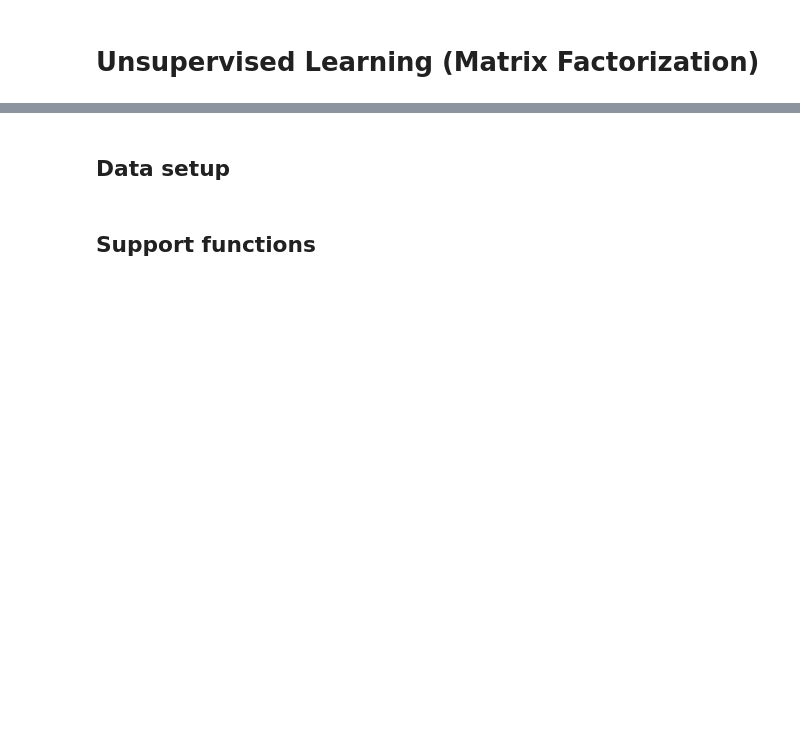
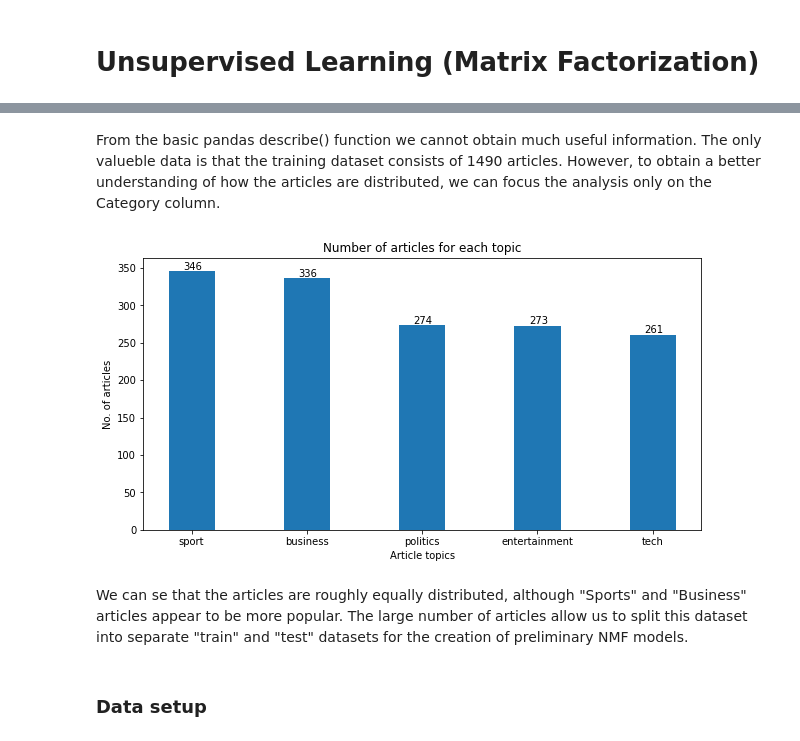
Before and after one commit to IvMonares/unsupervised_learning_kaggle_project, a Jupyter notebook: 1 - Unsupervised Learning.ipynb, the cells around one changed output, grey strips where cells are left out. Drawn from its saved outputs; the diff is of its cells as text; code cells hidden in the pictures; blank space fills up the shorter version.

```diff
--- a/1 - Unsupervised Learning.ipynb
+++ b/1 - Unsupervised Learning.ipynb
@@ -6,0 +14,6 @@ from sklearn.model_selection import train_test_split
+# %%
+# Read dataset and create training an testing datasets
+# ArticleId     Text	Category
+bbc_training_set = pd.read_csv('./Data/BBC News Train.csv')
+print(bbc_training_set.head())
+bbc_training_set.describe()
@@ -7,2 +36,24 @@ from sklearn.model_selection import train_test_split
+# %% [markdown]
+From the basic pandas describe() function we cannot obtain much useful information. The only valueble data is that the training dataset consists of 1490 articles. However, to obtain a better understanding of how the articles are distributed, we can focus the analysis only on the Category column.
+# %%
+# creating the dataset
+data = bbc_training_set["Category"].value_counts()
+topics = list(data.axes[0])
+values = list(data.values)
+
+fig = plt.figure(figsize = (10, 5))
+plt.bar(topics, values, width = 0.4)
+
+for i in range(len(values)):
+        plt.text( i-0.075, values[i]+2, values[i])
+
+plt.xlabel("Article topics")
+plt.ylabel("No. of articles")
+plt.title("Number of articles for each topic")
+plt.show()
+# %% [output]
+[figure, added]
+# %% [markdown]
+We can se that the articles are roughly equally distributed, although "Sports" and "Business" articles appear to be more popular. The large number of articles allow us to split this dataset into separate "train" and "test" datasets for the creation of preliminary NMF models.
 # %% [markdown]
-## Data setup
+### Data setup
@@ -14,2 +59,0 @@ X_train, X_test, Y_train, Y_test = train_test_split(feature_data, df["Category"]
-# %% [markdown]
-## Support functions
```
Also changed, not shown: parts of 33 cells of this notebook, 2 other files.
